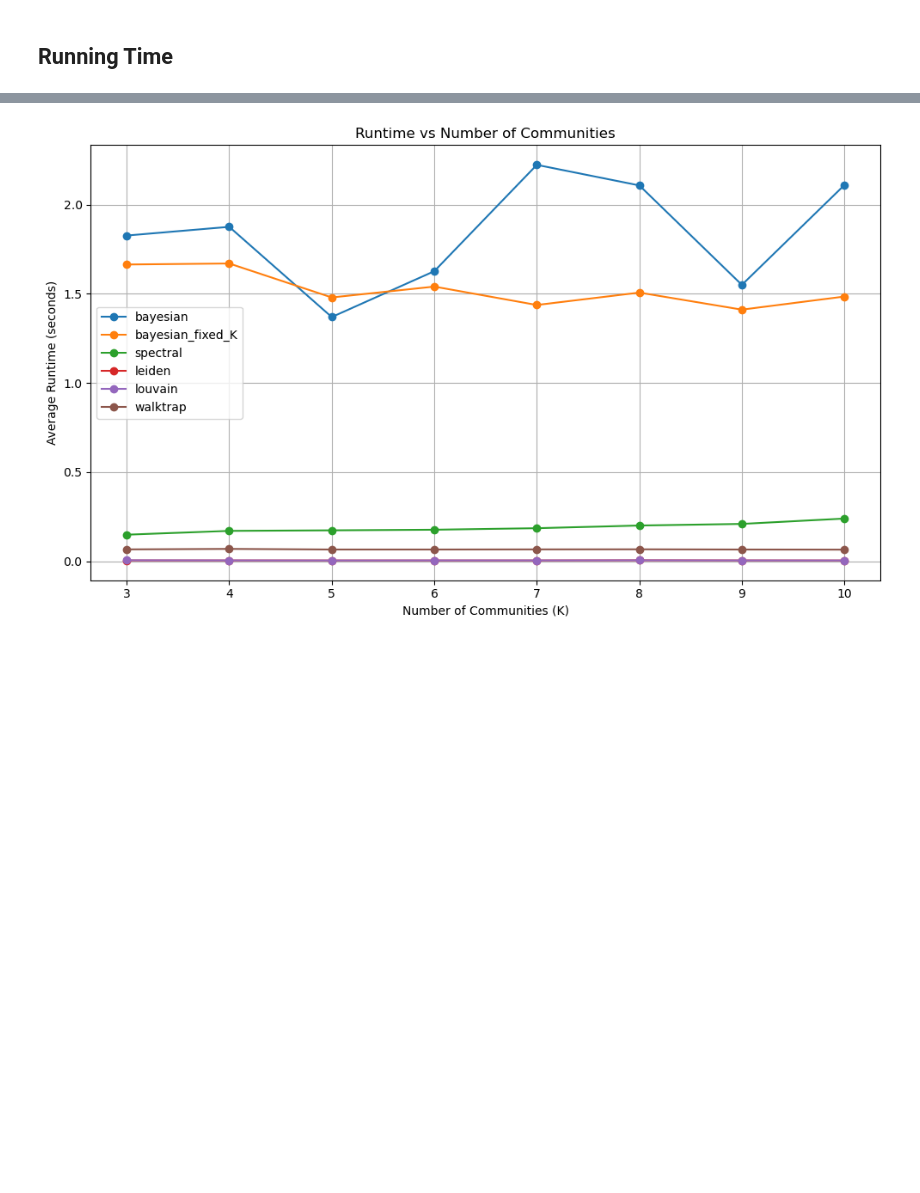
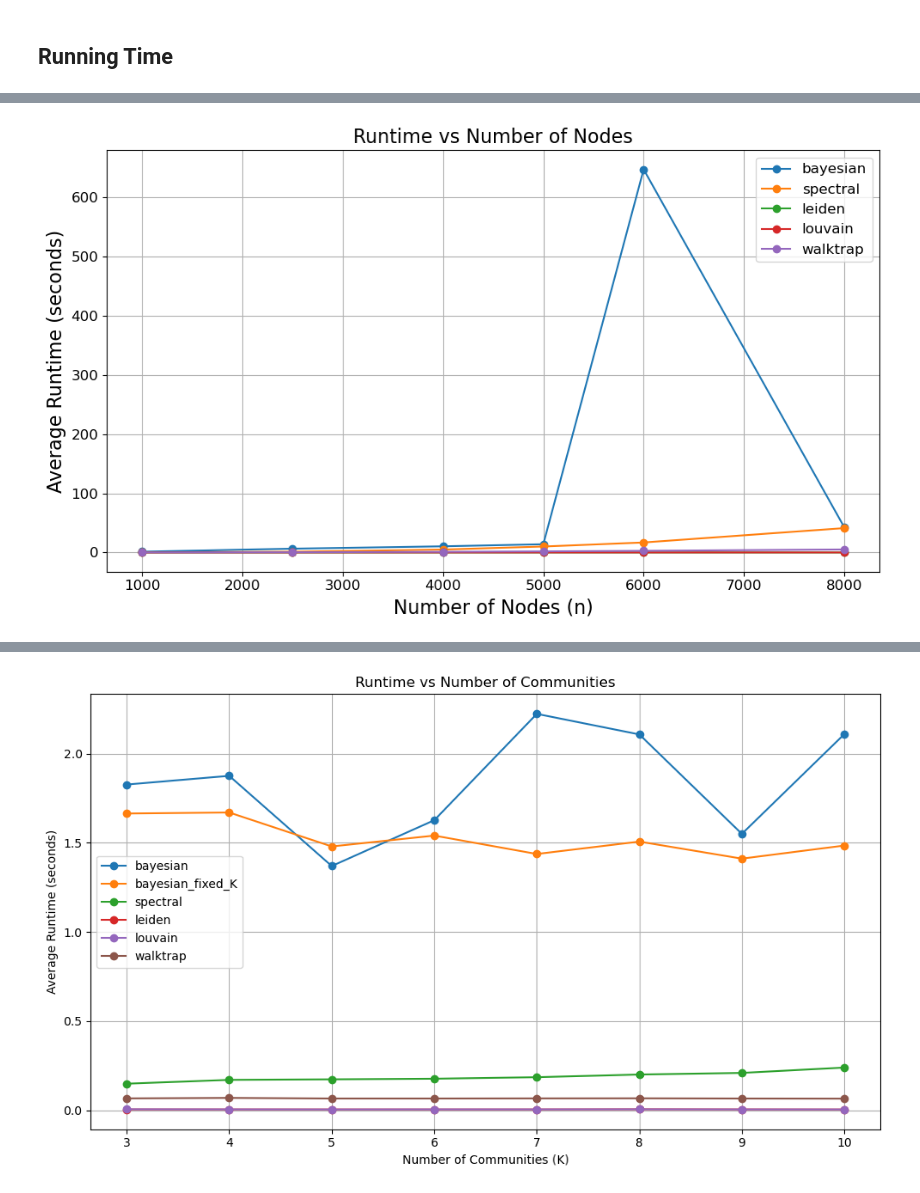
Before and after one commit to salyaa/semester_project, a Jupyter notebook: SBM_tests.ipynb, the cells around one changed output, grey strips where cells are left out. Drawn from its saved outputs; the diff is of its cells as text; code cells hidden in the pictures; blank space fills up the shorter version.

```diff
--- a/SBM_tests.ipynb
+++ b/SBM_tests.ipynb
@@ -56,0 +53,4 @@ res_rt_vs_n = running_time_vs_n()
+# %%
+rt_n_MIS = running_time_vs_n(range_n=range_n, K=5, n_runs=1,metric="adjusted_mutual_info_score")
+# %% [output]
+[figure, added]
```
Also changed, not shown: parts of 10 cells of this notebook, 9 other files.
